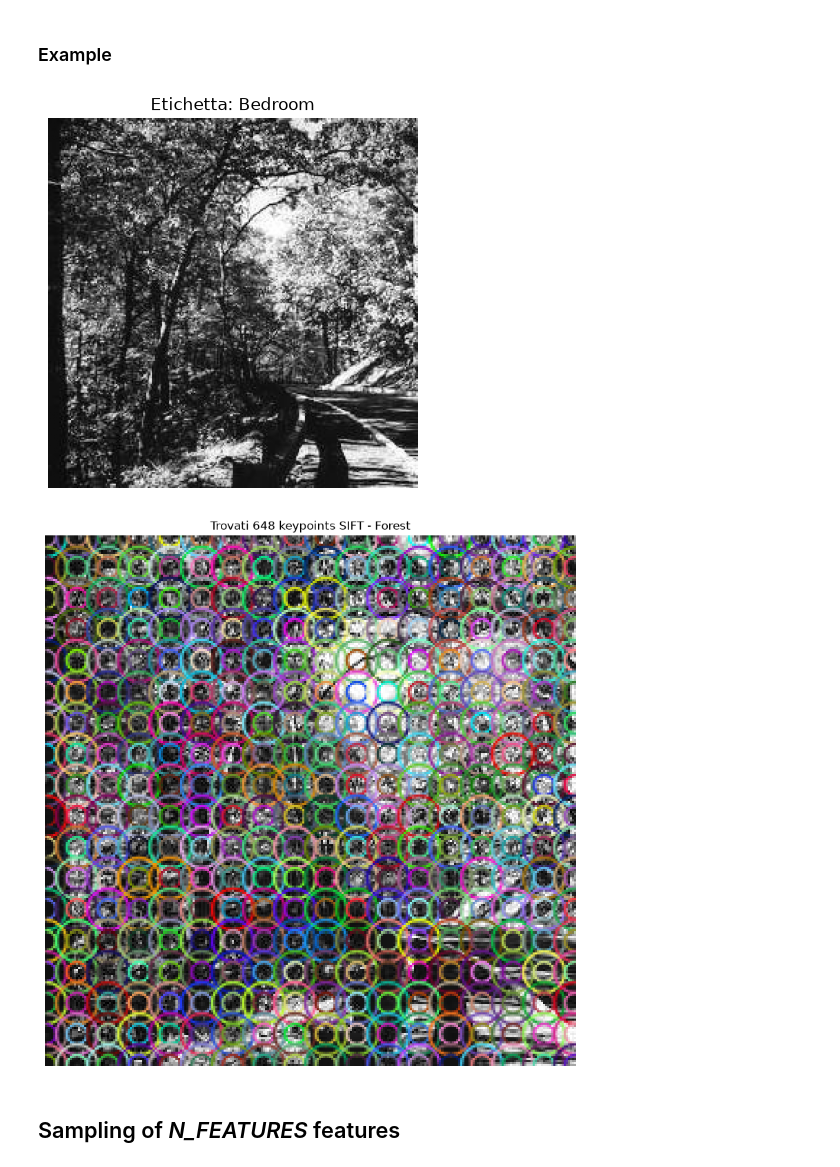
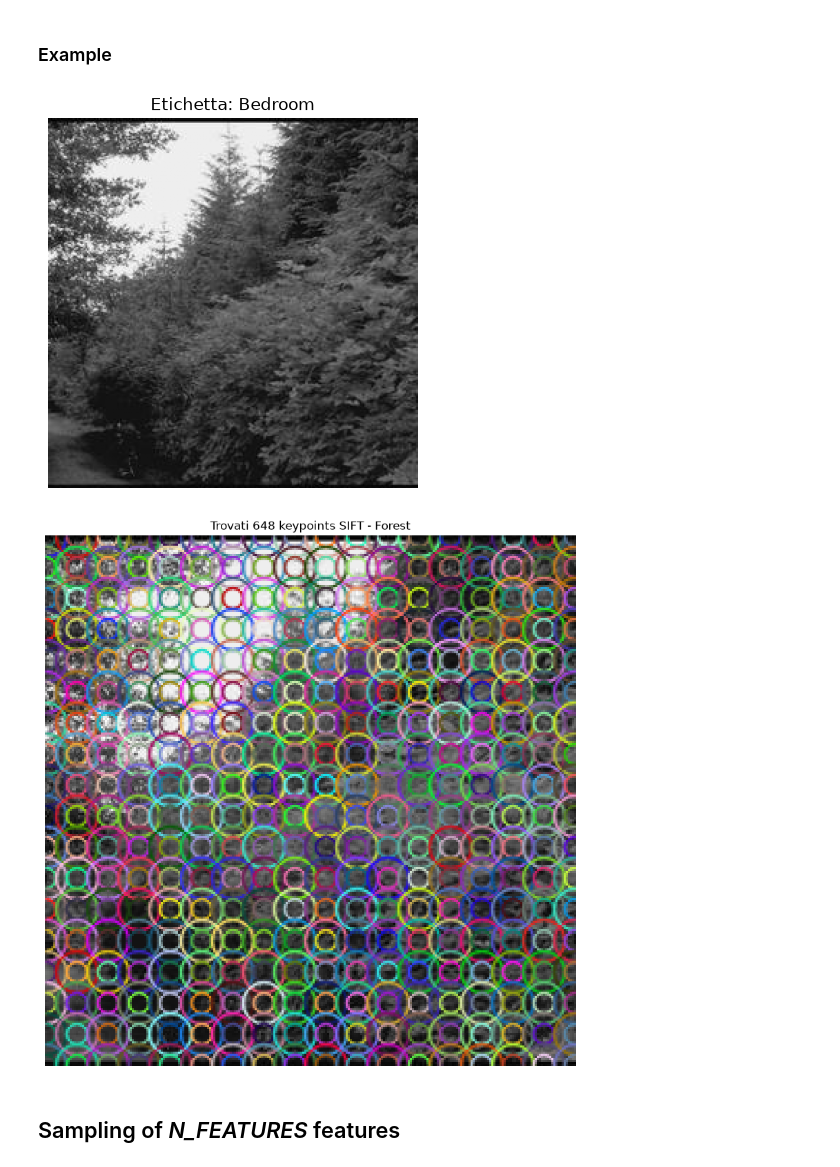
Before and after one commit to RebertoUNI/Computer-vision, a Jupyter notebook: project.ipynb, the cells around one changed output. Saved outputs shown, nothing was run; the diff lists cells and outputs as text; code cells hidden in the pictures.

```diff
--- a/project.ipynb
+++ b/project.ipynb
@@ -108,7 +108,7 @@ Total keypoints: 955426
 # %% [markdown]
 ### Example
 # %%
-prima_immagine = cv2.imread(str(train_paths[201]), cv2.IMREAD_GRAYSCALE)
+prima_immagine = cv2.imread(str(train_paths[208]), cv2.IMREAD_GRAYSCALE)
 
 
 plt.imshow(prima_immagine, cmap="gray")
@@ -116,34 +116,34 @@ plt.title(f"Etichetta: {train_labels[0]}")
 plt.axis("off")
 plt.show()
 # %% [output]
-[figure, old version]
+[figure, new version]
 # %%
 # 1. Prendiamo la prima immagine della lista
-image_n = 201
+image_n = 208
 
 immagine_test = cv2.imread(train_paths[image_n], cv2.IMREAD_GRAYSCALE)
 
 # 2. Estraiamo keypoint e descrittori solo per lei
 keypoints_test = all_keypoints[image_n]
 descriptors_test = all_descriptors[image_n]
 
 # 3. Disegniamo i keypoint sopra l'immagine
 # L'opzione DRAW_RICH_KEYPOINTS disegna i cerchi con la dimensione e l'inclinazione (l'orientamento)
 immagine_con_kp = cv2.drawKeypoints(
     immagine_test,
     keypoints_test,
     None,
     flags=cv2.DRAW_MATCHES_FLAGS_DRAW_RICH_KEYPOINTS
 )
 
 # 4. Mostriamo il risultato
 plt.figure(figsize=(10, 10)) # Facciamo un'immagine bella grande
 plt.imshow(immagine_con_kp, cmap='gray')
 plt.title(f"Trovati {len(keypoints_test)} keypoints SIFT - {train_labels[image_n]}")
 plt.axis('off')
 plt.show()
 # %% [output]
-[figure, old version]
+[figure, new version]
 # %% [markdown]
 ## Sampling of *N_FEATURES* features
 # %%
```
Also changed, not shown: parts of 14 cells of this notebook.
